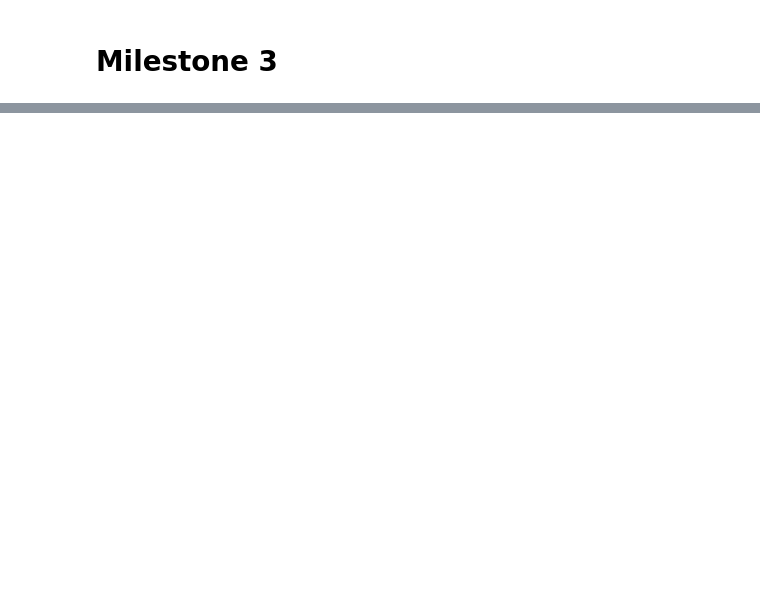
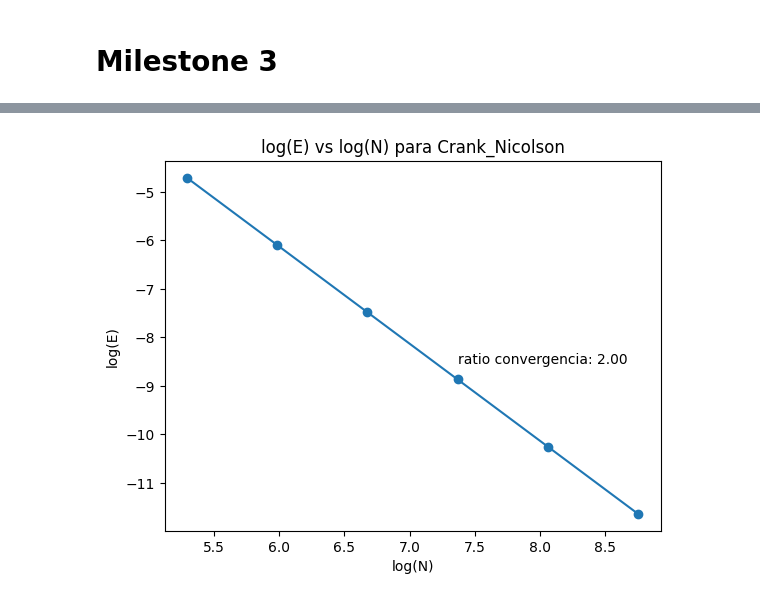
Before and after one commit to jordigonzalez1701A/MUSE_AM1_JGR_2025_2026, a Jupyter notebook: src/milestones/Milestone3.ipynb, the cells around one changed output, grey strips where cells are left out. Saved outputs shown, nothing was run; the diff lists cells and outputs as text; code cells hidden in the pictures; blank space fills up the shorter version.

```diff
--- a/src/milestones/Milestone3.ipynb
+++ b/src/milestones/Milestone3.ipynb
@@ -160,0 +111,4 @@ plt.show()
+# %%
+plot_log_E_vs_log_N(F, U0, t1, Crank_Nicolson, 100)
+# %% [output]
+[figure, added]
```
Also changed, not shown: parts of 12 cells of this notebook.
